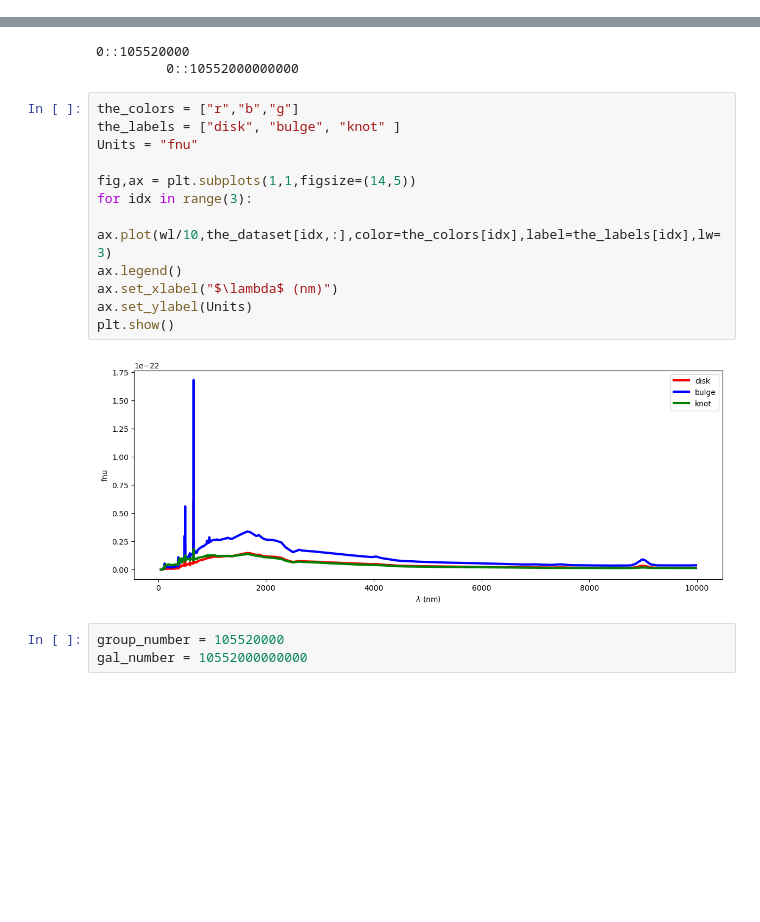
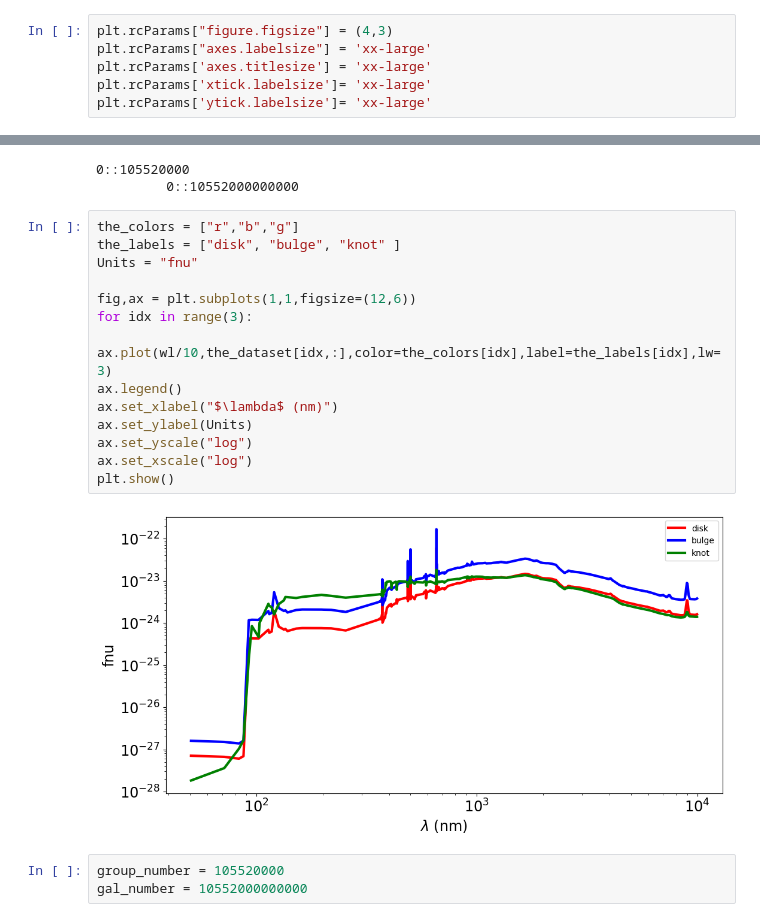
Before and after one commit to sylvielsstfr/LSSTRomanSim, a Jupyter notebook: notebooks/ViewSEDInOneHPPix.ipynb, the cells around one changed output, grey strips where cells are left out. Drawn from its saved outputs; the diff is of its cells as text; blank space fills up the shorter version.

```diff
--- a/notebooks/ViewSEDInOneHPPix.ipynb
+++ b/notebooks/ViewSEDInOneHPPix.ipynb
@@ -21,6 +21,12 @@ props = dict(boxstyle='round', facecolor="white", alpha=0.1)
 
 import matplotlib.colors as colors
 import matplotlib.cm as cmx
+# %%
+plt.rcParams["figure.figsize"] = (4,3)
+plt.rcParams["axes.labelsize"] = 'xx-large'
+plt.rcParams['axes.titlesize'] = 'xx-large'
+plt.rcParams['xtick.labelsize']= 'xx-large'
+plt.rcParams['ytick.labelsize']= 'xx-large'
 # %%
 datadir = "/global/cfs/cdirs/descssim/imSim/skyCatalogs_v1.1.2"
 throughputs_dir = "/global/cfs/cdirs/descssim/imSim/lsst/data/throughputs_aug_2021"
@@ -153,17 +159,19 @@ for idx_sg, subgroup_name in enumerate(list_of_subgroups_gal):
 # %%
 the_colors = ["r","b","g"]
 the_labels = ["disk", "bulge", "knot" ]
 Units = "fnu"
 
-fig,ax = plt.subplots(1,1,figsize=(14,5))
+fig,ax = plt.subplots(1,1,figsize=(12,6))
 for idx in range(3):
     ax.plot(wl/10,the_dataset[idx,:],color=the_colors[idx],label=the_labels[idx],lw=3)
 ax.legend()
 ax.set_xlabel("$\lambda$ (nm)")
 ax.set_ylabel(Units)
+ax.set_yscale("log")
+ax.set_xscale("log")
 plt.show()
 # %% [output]
-[figure, old version]
+[figure, new version]
 # %%
 group_number = 105520000
 gal_number = 10552000000000
```
Also changed, not shown: parts of 3 cells of this notebook, 2 other files.
